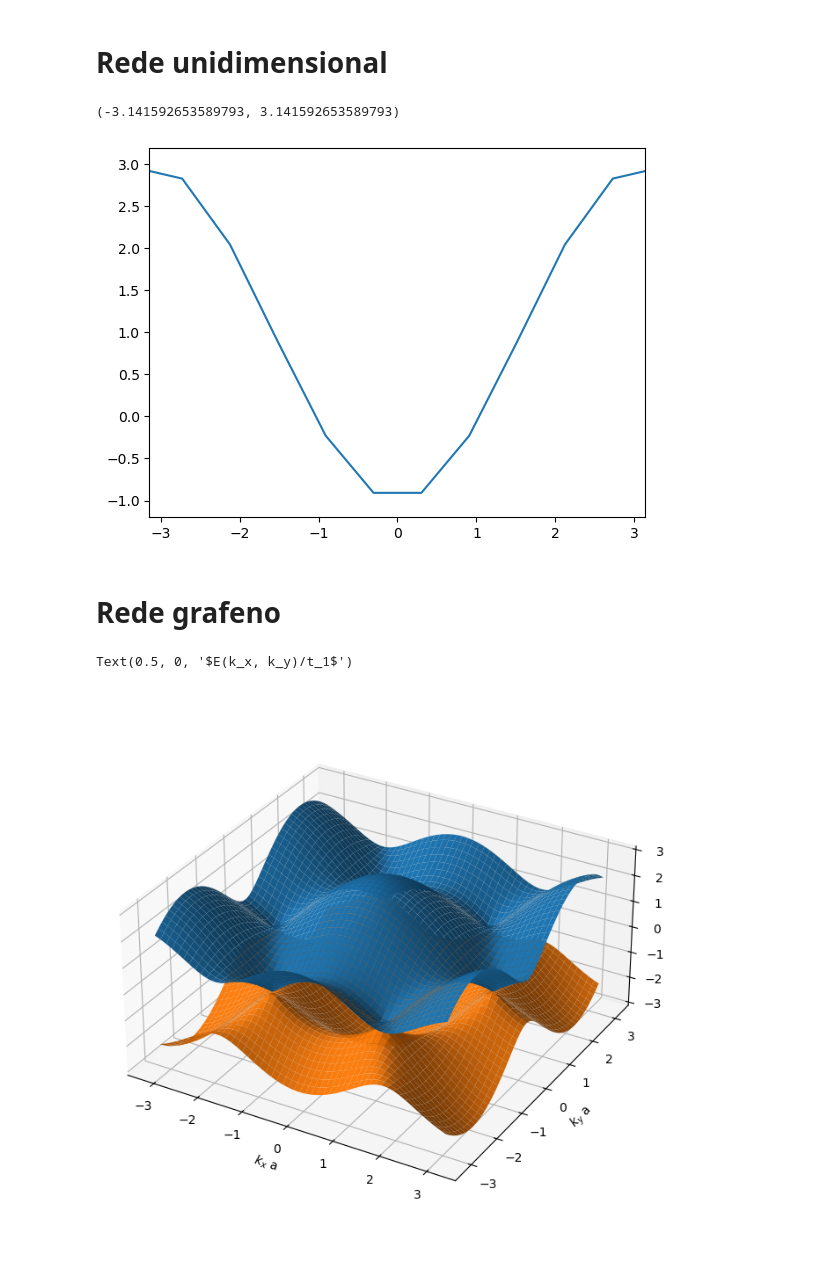
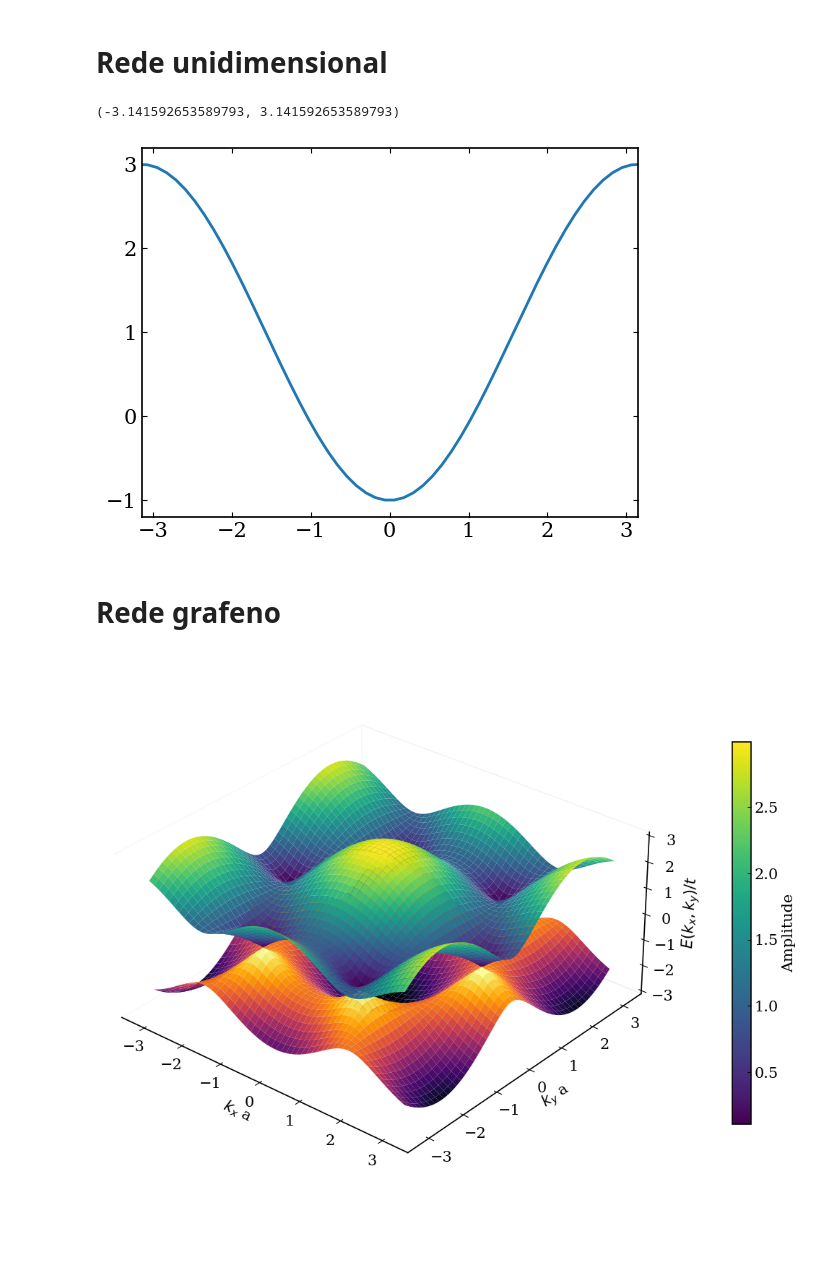
Before and after one commit to ScM-Edh/Projeto-Valentina, a Jupyter notebook: Rede grafeno/Plot 3D do grafeno.ipynb, the cells around one changed output. Saved outputs shown, nothing was run; the diff lists cells and outputs as text; code cells hidden in the pictures.

```diff
--- a/Rede grafeno/Plot 3D do grafeno.ipynb
+++ b/Rede grafeno/Plot 3D do grafeno.ipynb
@@ -2,54 +2,97 @@
 import matplotlib.pyplot as plt
 import numpy as np
 from mpl_toolkits.mplot3d import Axes3D
+# %%
+# ---------- Configuração estilo científico ----------
+plt.rcParams.update({
+    "font.size": 15,
+    "font.family": "serif",
+    "axes.linewidth": 1.2,
+    "lines.linewidth": 2,
+    "lines.markersize": 6,
+    "xtick.direction": "in",
+    "ytick.direction": "in",
+    "xtick.top": True,
+    "ytick.right": True,
+    "legend.frameon": False
+})
 # %% [markdown]
 # Rede unidimensional
 # %%
 e0 = 1
 t = 1
 a = 3
-k = np.linspace(-10,10,100)
+k = np.linspace(-10,10,500)
 E = e0 - 2*t*np.cos(k*a)
 
 plt.plot(k*a, E)
 plt.xlim(-np.pi, np.pi)
 # %% [output]
 (-3.141592653589793, 3.141592653589793)
-[figure, old version]
+[figure, new version]
 # %% [markdown]
 # Rede grafeno
 # %%
 N = 1# numero de sítios
 e0 = 0 # energia do nivel
 delta_e = 0 # integral de transferencia do mesmo sítio
 t1 = 1 # taxa de salto para primeiro vizinho
 t2 = 0*t1 # taxa de salto para segundo vizinho
+kx = np.linspace(-np.pi+0.7,np.pi-0.7,300) # eixo kx
+ky = np.linspace(-np.pi+1,np.pi-1,300) # eixo ky
 kx = np.linspace(-np.pi,np.pi,300) # eixo kx
 ky = np.linspace(-np.pi,np.pi,300) # eixo ky
-#ky = 2.1
+#kx = np.pi-1.9
+#ky = 0 #2.1
 a = 1 # distancia interatomica
 delta = 0 # integral de overlap
 
 kx, ky = np.meshgrid(kx,ky)
 gamma_k = np.abs(np.sqrt(3 + 4*np.cos((np.sqrt(3)/2)*kx*a)*np.cos((3/2)*ky*a) + 2*np.cos(np.sqrt(3)*kx*a)))
 
 E_plus = N*((e0 + delta_e) + t2*(gamma_k**2 - 3)) + N*(e0*delta + t1)*gamma_k
 E_minus = N*((e0 + delta_e) + t2*(gamma_k**2 - 3)) - N*(e0*delta + t1)*gamma_k
 
+# ---------- figura ----------
 fig = plt.figure(figsize=(12,8))
 ax = fig.add_subplot(111, projection='3d')
-ax.plot_surface(kx*a, ky*a, E_plus/t1)
-ax.plot_surface(kx*a, ky*a, E_minus/t1)
 ax.set_box_aspect([1,1,0.5])
-ax.set_xlabel('$k_x$ a')
-ax.set_ylabel('$k_y$ a')
-ax.set_zlabel('$E(k_x, k_y)/t_1$')
 
+# ---------- superfície ----------
+surf1 = ax.plot_surface(kx*a, ky*a, E_plus/t1,
+                        cmap='viridis',
+                        edgecolor='none',   # remove linhas (importante!)
+                        antialiased=True)
+surf2 = ax.plot_surface(kx*a, ky*a, E_minus/t1,
+                        cmap='inferno',
+                        edgecolor='none',   # remove linhas (importante!)
+                        antialiased=True)
+
+# ---------- colorbar ----------
+cbar = fig.colorbar(surf1, ax=ax, shrink=0.7, pad=0.1)
+cbar.set_label(r'Amplitude')
+
+ax.set_xlabel(r'$k_x$ a')
+ax.set_ylabel(r'$k_y$ a')
+ax.set_zlabel(r'$E(k_x, k_y)/t$')
+
+# ---------- ângulo de visão ----------
+ax.view_init(elev=30, azim=-50)
+
+# ---------- layout ----------
+plt.tight_layout()
+ax.grid(False)
+ax.xaxis.pane.fill = False
+ax.yaxis.pane.fill = False
+ax.zaxis.pane.fill = False
+# ---------- salvar ----------
+plt.savefig("figura.png", dpi=600, bbox_inches='tight')
+
+# Para plotar recortes do grafico
 # plt.plot(kx*a, ky*a, E_plus/t1)
 # plt.plot(kx*a, ky*a,E_minus/t1)
 # %% [output]
-Text(0.5, 0, '$E(k_x, k_y)/t_1$')
-[figure, old version]
+[figure, new version]
 # %%
 min = np.min(E_plus/t1)
 max = np.max(E_minus/t1)
```
Also changed, not shown: parts of 3 cells of this notebook, 1 other file.
